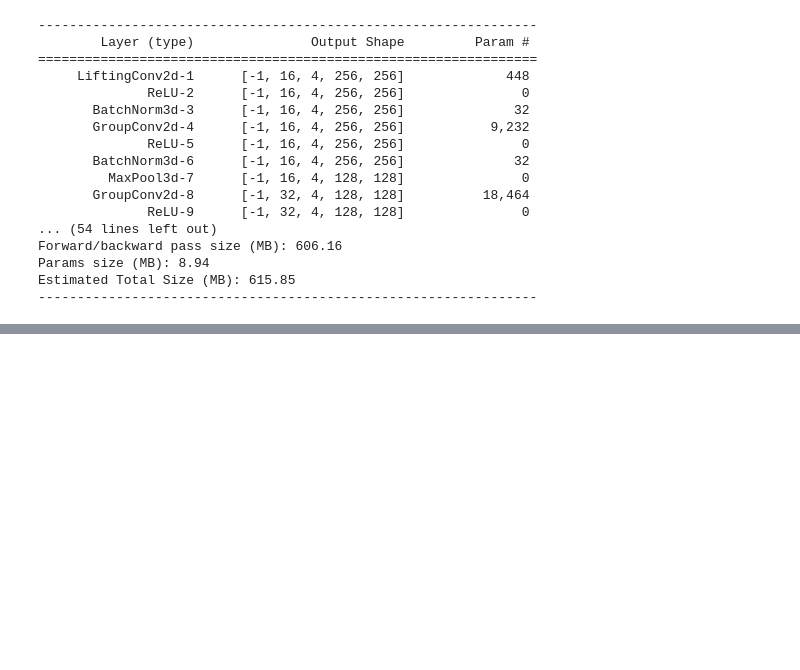
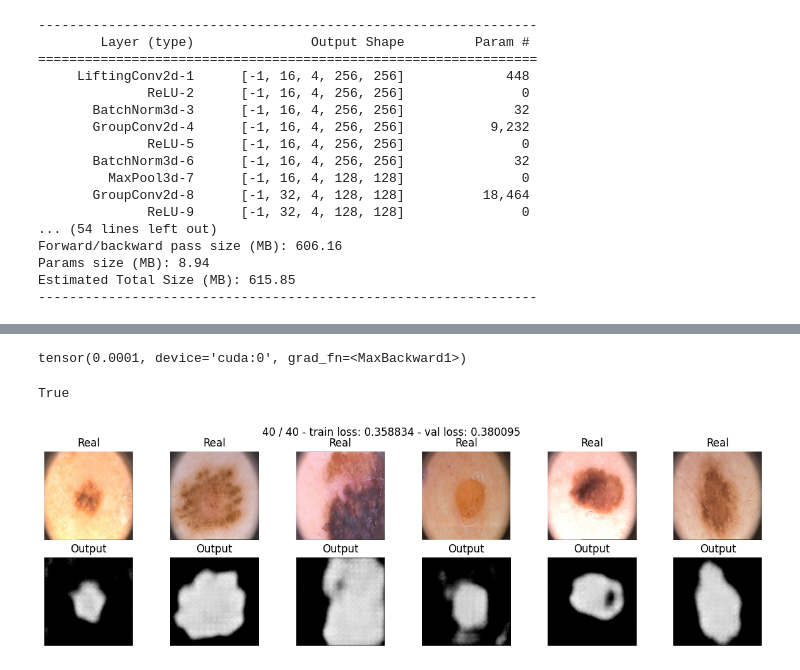
Before and after one commit to pollinab/GroupEquivariantCNN, a Jupyter notebook: GroupEquivariantSegmentation.ipynb, the cells around one changed output, grey strips where cells are left out. Drawn from its saved outputs; the diff is of its cells as text; code cells hidden in the pictures; blank space fills up the shorter version.

```diff
--- a/GroupEquivariantSegmentation.ipynb
+++ b/GroupEquivariantSegmentation.ipynb
@@ -597,0 +692,20 @@ score_model(p4_model, iou_pytorch, data_val)
+# %%
+size = (257, 257)
+X = [resize(x, size, mode='constant', anti_aliasing=True,) for x in images]
+Y = [resize(y, size, mode='constant', anti_aliasing=False) > 0.5 for y in lesions]
+
+X = np.array(X, np.float32)
+Y = np.array(Y, np.float32)
+print(f'Loaded {len(X)} images')
+
+np.random.seed(0)
+ix = np.random.choice(len(X), len(X), False)
+tr, val, ts = np.split(ix, [100, 150])
+
+batch_size = 20
+data_tr = DataLoader(list(zip(np.rollaxis(X[tr], 3, 1), Y[tr, np.newaxis])),
+                     batch_size=batch_size, shuffle=True)
+data_val = DataLoader(list(zip(np.rollaxis(X[val], 3, 1), Y[val, np.newaxis])),
+                      batch_size=batch_size, shuffle=False)
+data_ts = DataLoader(list(zip(np.rollaxis(X[ts], 3, 1), Y[ts, np.newaxis])),
+                     batch_size=batch_size, shuffle=False)
@@ -597,0 +757,3 @@ score_model(p4_model, iou_pytorch, data_val)
+# %%
+model = SegNetTranspose().to(device)
+summary(model, (3, 257, 257))
@@ -597,0 +881,21 @@ score_model(p4_model, iou_pytorch, data_val)
+# %%
+#Equivariance check
+train_img = torch.randn(1, 3, 257, 257)
+pred_mask = p4_model(train_img)
+
+r = 2
+rotated_img = rotate(train_img, r=r)
+pred_rotated_mask = p4_model(rotated_img)
+
+print(torch.max(torch.abs(rotate(pred_mask, r=r) - pred_rotated_mask)))
+torch.allclose(rotate(pred_mask, r=r), pred_rotated_mask, atol=1e-4, rtol=1e-4)
+# %% [output]
+tensor(0.0001, device='cuda:0', grad_fn=<MaxBackward1>)
+True
+# %%
+max_epochs = 40
+optimizer = torch.optim.Adam(model.parameters(), lr=0.0001)
+train_loss, val_loss = train(model, optimizer, bce_loss, max_epochs, data_tr, data_val)
+#2 min
+# %% [output]
+[figure, added]
```
Also changed, not shown: parts of 67 cells of this notebook.
